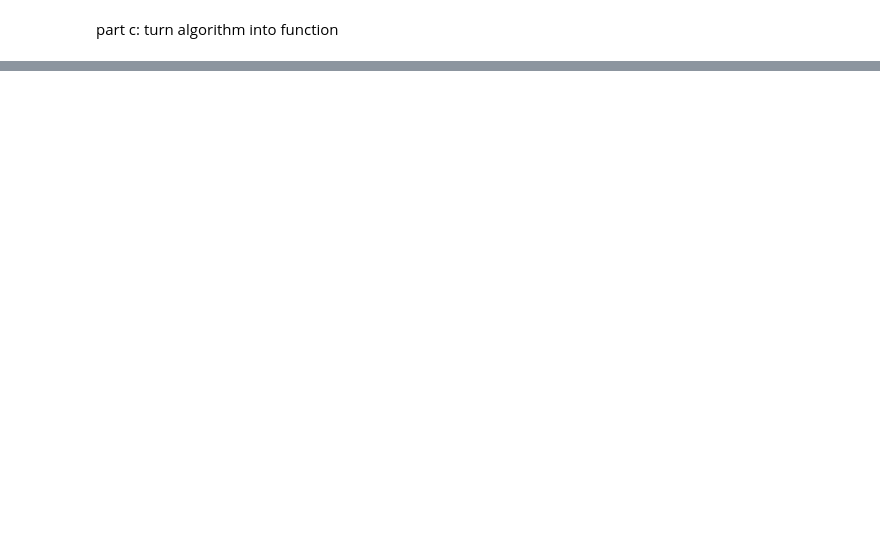
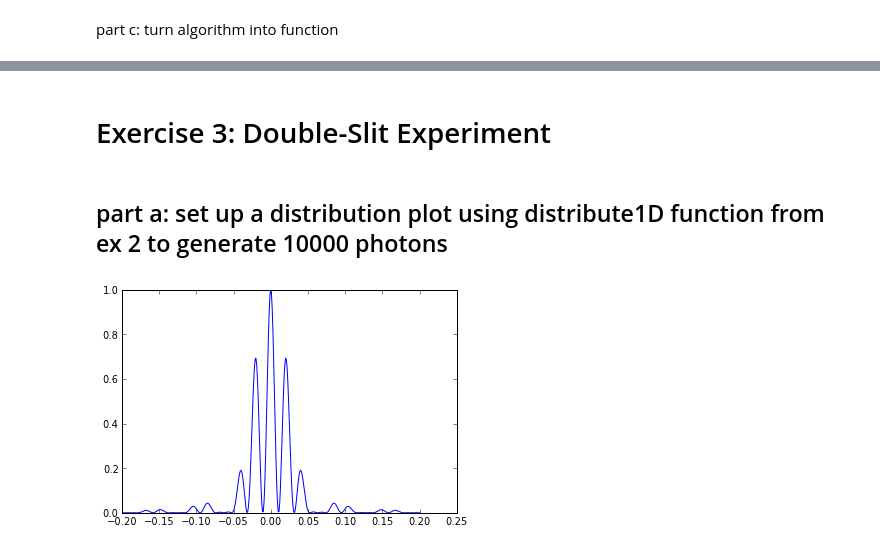
Before and after one commit to jruncoPHYS202/PHYS202-S13, a Jupyter notebook: week8/RandomNumberMonteCarlo.ipynb, the cells around one changed output, grey strips where cells are left out. Cells and saved outputs as stored; diff of their text form; code cells hidden in the pictures; blank space fills up the shorter version.

```diff
--- a/week8/RandomNumberMonteCarlo.ipynb
+++ b/week8/RandomNumberMonteCarlo.ipynb
@@ -195,0 +203,17 @@ def distribute1D(x,prob,N): #prob values of f(x)
+# %% [markdown]
+Exercise 3: Double-Slit Experiment
+=
+# %% [markdown]
+part a: set up a distribution plot using distribute1D function from ex 2 to generate 10000 photons
+-
+# %%
+x = arange(-0.2, 0.2+0.0005, 0.001)
+a=10**-5 #in meters
+d=15*10**-6 #in meters
+L=1 #in meters
+lambdaa=632.8*10**-9 #in meters
+f = lambda x: (sinc((a*x)/(lambdaa*L))**2)*(cos((2*pi*d*x)/(lambdaa*L))**2)
+plot(x, f(x))
+show()
+# %% [output]
+[figure, added]
```
Also changed, not shown: parts of 14 cells of this notebook.
